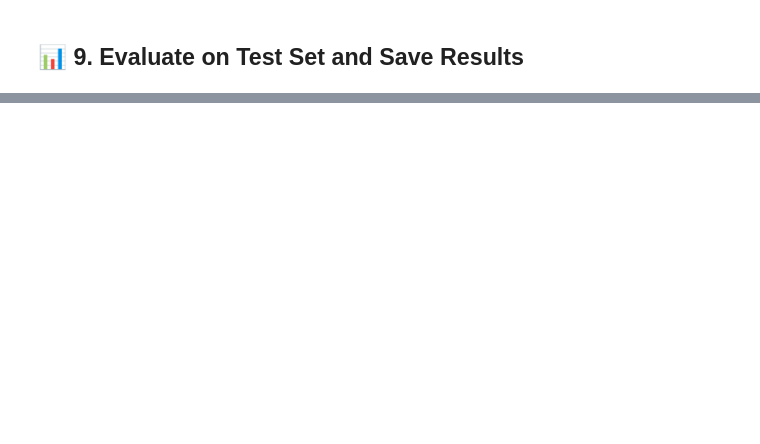
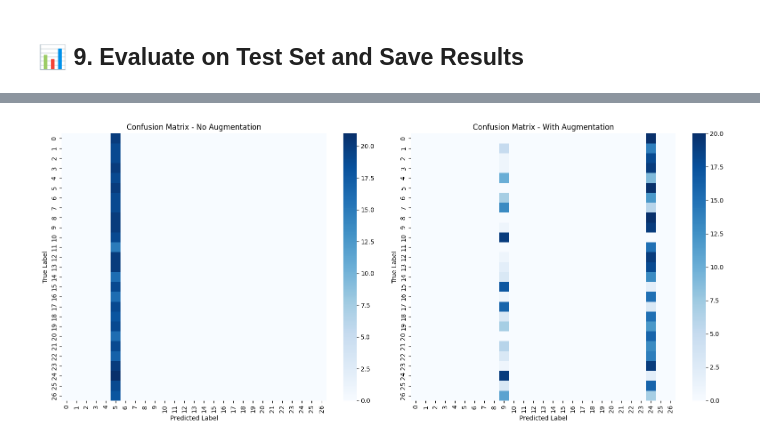
Before and after one commit to Draconov/hwhrec, a Jupyter notebook: CNN_Hebrew_Classifier.ipynb, the cells around one changed output, grey strips where cells are left out. Cells and saved outputs as stored; diff of their text form; code cells hidden in the pictures; blank space fills up the shorter version.

```diff
--- a/CNN_Hebrew_Classifier.ipynb
+++ b/CNN_Hebrew_Classifier.ipynb
@@ -449,16 +339,95 @@ plt.legend(); plt.grid(True); plt.savefig('loss_curve.png'); plt.show()
 # %% [markdown]
 ## 📊 9. Evaluate on Test Set and Save Results
 # %%
-y_pred = np.argmax(model_aug.predict(X_test), axis=1)
+print("\n--- Non-augmented model evaluation ---")
+# Evaluate model without augmentation (make sure we use the right variable name)
+test_loss, test_acc = model.evaluate(X_test, y_test, verbose=1)
+print(f"Test accuracy: {test_acc:.4f}")
+
+print("\n--- Augmented model evaluation ---")
+# Evaluate model with augmentation
+test_loss_aug, test_acc_aug = improved_model.evaluate(X_test, y_test, verbose=1)
+print(f"Test accuracy: {test_acc_aug:.4f}")
+
+# Make sure the models are actually predicting with reasonable confidence
+print("\nSample prediction distribution (non-augmented model):")
+sample_preds = model.predict(X_test[:5])
+for i, pred in enumerate(sample_preds):
+    print(f"Sample {i}: Max confidence: {np.max(pred):.4f}, Predicted class: {np.argmax(pred)}")
+
+print("\nSample prediction distribution (augmented model):")
+sample_preds_aug = improved_model.predict(X_test[:5])
+for i, pred in enumerate(sample_preds_aug):
+    print(f"Sample {i}: Max confidence: {np.max(pred):.4f}, Predicted class: {np.argmax(pred)}")
+
+# Get predictions for all test samples
+print("\nGenerating predictions for all test samples...")
+y_pred = np.argmax(model.predict(X_test), axis=1)
+y_pred_aug = np.argmax(improved_model.predict(X_test), axis=1)
+
+# Calculate confusion matrices
 cm = confusion_matrix(y_test, y_pred)
+cm_aug = confusion_matrix(y_test, y_pred_aug)
+
+# Calculate per-class accuracies
 acc_per_class = cm.diagonal() / cm.sum(axis=1)
+acc_per_class_aug = cm_aug.diagonal() / cm_aug.sum(axis=1)
+
+# Display per-class accuracies
+print("\nAccuracy per class (No Augmentation):")
 for i, acc in enumerate(acc_per_class):
-    print(f'Letter {i}: {acc:.2f}')
-print('Average accuracy:', acc_per_class.mean())
-pd.DataFrame(cm).to_csv('confusion_matrix.csv', index=False)
-with open('results.txt', 'w') as f:
-    f.write('Letter    Accuracy\n')
-    for i, acc in enumerate(acc_per_class):
-        f.write(f'{i:<10}{acc:.4f}\n')
-    f.write(f'\nAverage accuracy: {acc_per_class.mean():.4f}\n')
+    print(f'Hebrew Letter {i}: {acc:.4f}')
+print(f'\nAverage accuracy: {acc_per_class.mean():.4f}')
+
+print("\nAccuracy per class (With Augmentation):")
+for i, acc in enumerate(acc_per_class_aug):
+    print(f'Hebrew Letter {i}: {acc:.4f}')
+print(f'\nAverage accuracy: {acc_per_class_aug.mean():.4f}')
+
+# Plot confusion matrices
+plt.figure(figsize=(16, 7))
+
+plt.subplot(1, 2, 1)
+sns.heatmap(cm, annot=False, cmap='Blues', fmt='d')
+plt.title('Confusion Matrix - No Augmentation')
+plt.xlabel('Predicted Label')
+plt.ylabel('True Label')
+
+plt.subplot(1, 2, 2)
+sns.heatmap(cm_aug, annot=False, cmap='Blues', fmt='d')
+plt.title('Confusion Matrix - With Augmentation')
+plt.xlabel('Predicted Label')
+plt.ylabel('True Label')
+
+plt.tight_layout()
+plt.savefig('confusion_matrices.png')
+plt.show()
+
+# Compare improvements
+improvements = acc_per_class_aug - acc_per_class
+plt.figure(figsize=(10, 6))
+plt.bar(range(len(improvements)), improvements)
+plt.axhline(y=0, color='r', linestyle='-')
+plt.title('Accuracy Improvement from Data Augmentation')
+plt.xlabel('Hebrew Letter')
+plt.ylabel('Accuracy Improvement')
+plt.grid(axis='y')
+plt.savefig('accuracy_improvements.png')
+plt.show()
+
+print(f"\nOverall accuracy improvement: {acc_per_class_aug.mean() - acc_per_class.mean():.4f}")
+
+# Save results to files
+with open('results_summary.txt', 'w') as f:
+    f.write('Model Evaluation Results\n')
+    f.write('=======================\n\n')
+    f.write(f'Non-augmented model test accuracy: {test_acc:.4f}\n')
+    f.write(f'Augmented model test accuracy: {test_acc_aug:.4f}\n')
+    f.write(f'Accuracy improvement: {test_acc_aug - test_acc:.4f}\n\n')
+
+    f.write('Per-class accuracies\n')
+    f.write('------------------\n')
+    f.write('Letter  No Aug  With Aug  Improvement\n')
+    for i in range(len(acc_per_class)):
+        f.write(f'{i:6d}  {acc_per_class[i]:6.4f}  {acc_per_class_aug[i]:7.4f}  {improvements[i]:10.4f}\n')
 # %% [output]
@@ -481,0 +451 @@ Average accuracy: 0.037037037037037035
+[figure, added]
```
Also changed, not shown: parts of 6 cells of this notebook.
